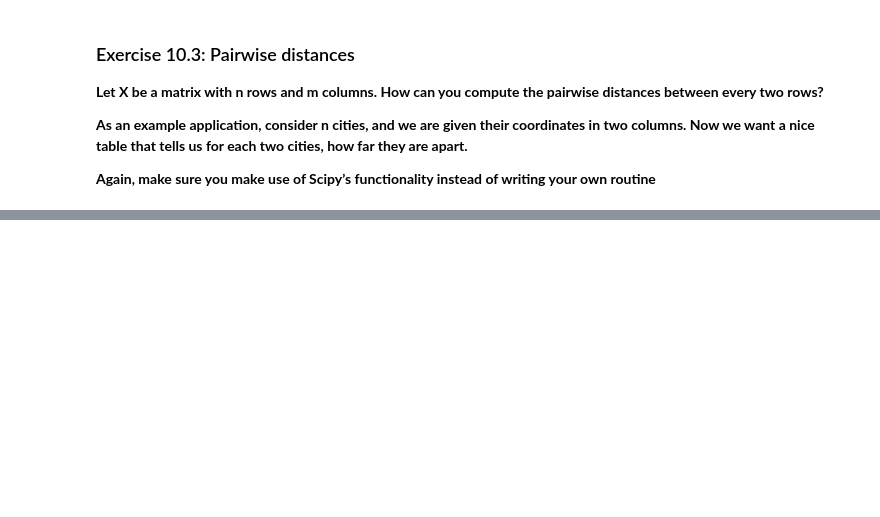
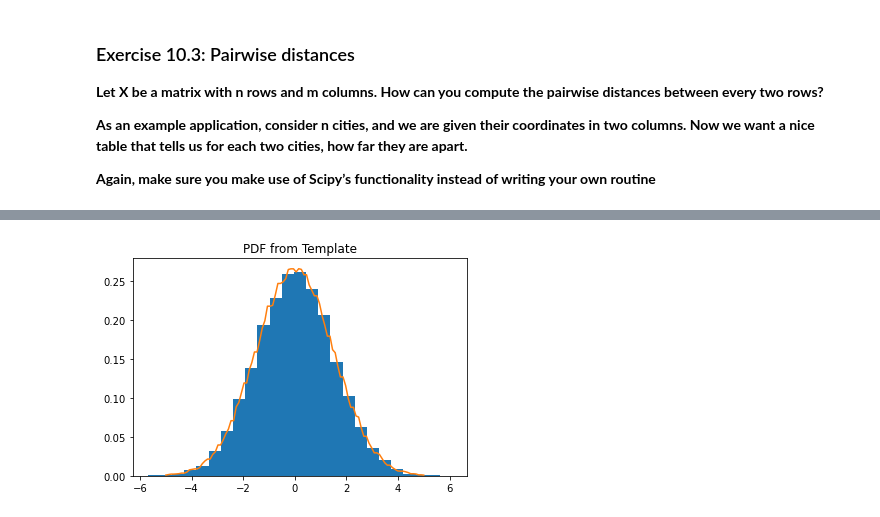
Before and after one commit to OnurBozkurtoglu/CSE406_Scientific_Programming_Exercise5, a Jupyter notebook: BozkurtogluOnur_E5.ipynb, the cells around one changed output, grey strips where cells are left out. Saved outputs shown, nothing was run; the diff lists cells and outputs as text; code cells hidden in the pictures; blank space fills up the shorter version.

```diff
--- a/BozkurtogluOnur_E5.ipynb
+++ b/BozkurtogluOnur_E5.ipynb
@@ -109,0 +134,15 @@ array([ 36.87817783,  69.07242576,  63.16644679,  73.76991257,
+# %%
+import scipy.stats
+import numpy as np
+z = scipy.stats.norm.rvs(size=10000, loc=0, scale=1.5, random_state=123)
+hist = np.histogram(data, bins=100)
+hist_dist = scipy.stats.rv_histogram(hist)
+# %%
+import matplotlib.pyplot as plt
+X = np.linspace(-5.0, 5.0, 100)
+plt.title("PDF from Template")
+plt.hist(z, density=True, bins=25)
+plt.plot(X, hist_dist.pdf(X), label='PDF')
+plt.show()
+# %% [output]
+[figure, added]
```
Also changed, not shown: parts of 9 cells of this notebook.
